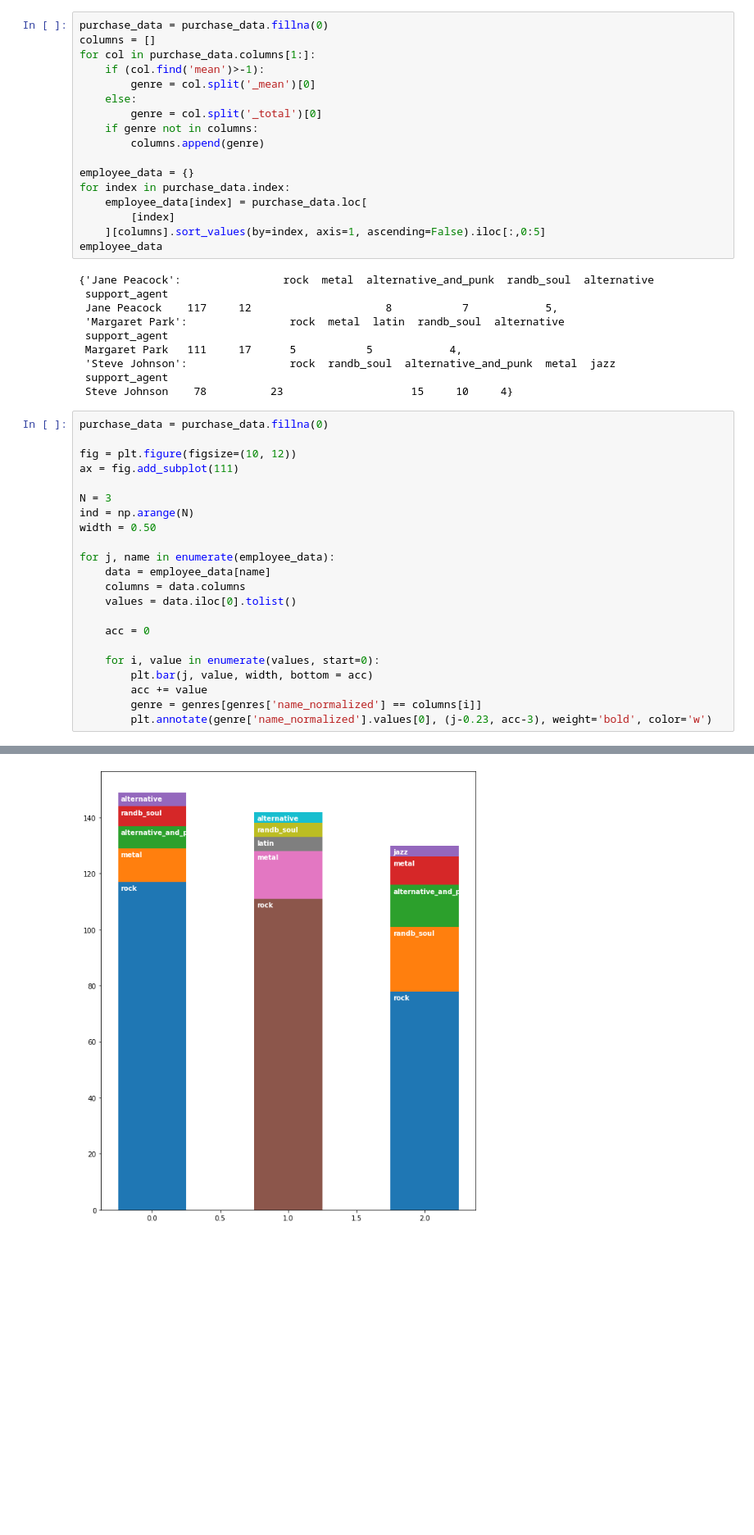
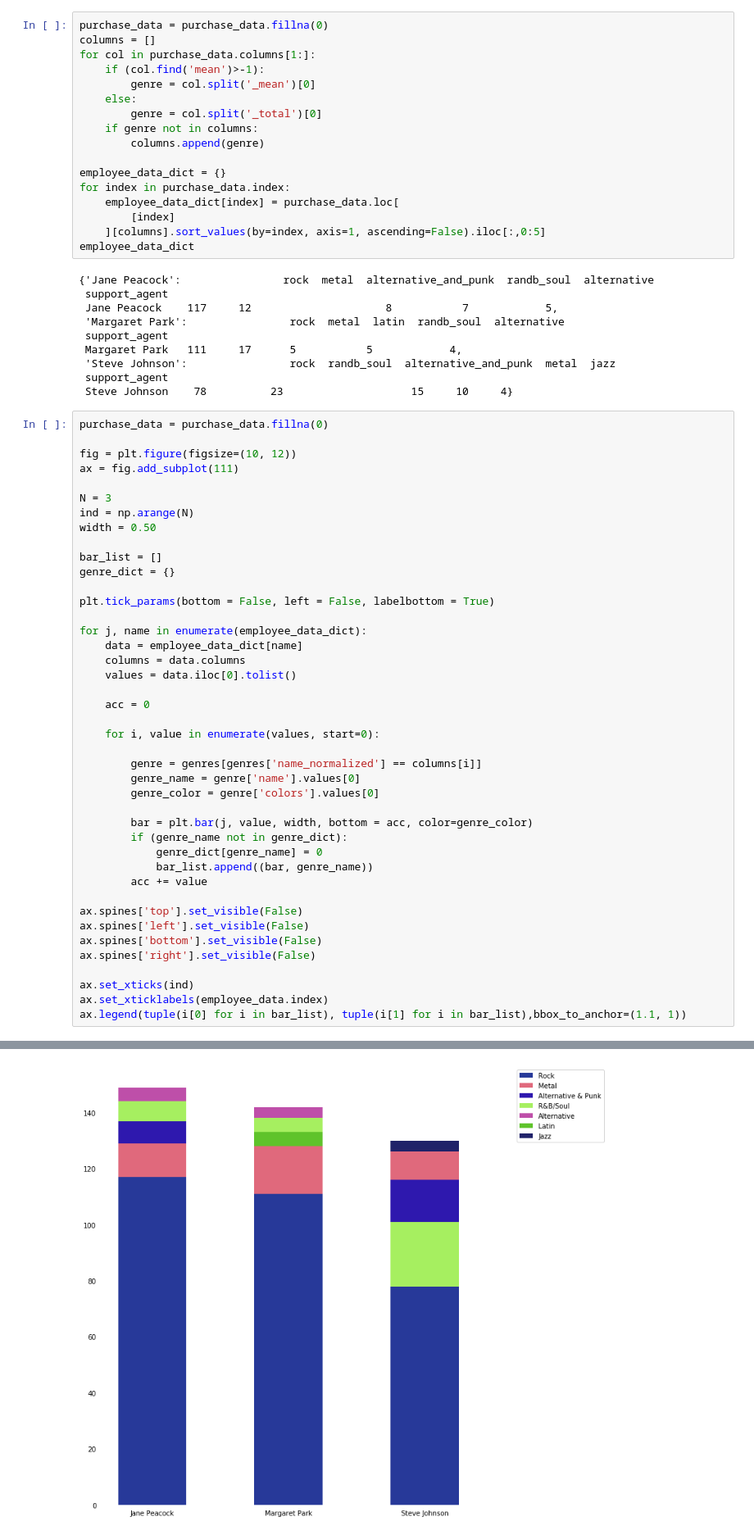
Before and after one commit to lucabro81/dataquest-projects, a Jupyter notebook: 10_answering_business_questions_using_sql/answering_business_questions_using_sql.ipynb, the cells around one changed output, grey strips where cells are left out. Shown: that part at 82% size. Saved outputs shown, nothing was run; the diff lists cells and outputs as text; blank space fills up the shorter version.

Commit message:
cleaned stacked bar plot, generalized script

```diff
--- a/10_answering_business_questions_using_sql/answering_business_questions_using_sql.ipynb
+++ b/10_answering_business_questions_using_sql/answering_business_questions_using_sql.ipynb
@@ -424,12 +424,12 @@ for col in purchase_data.columns[1:]:
     if genre not in columns:
         columns.append(genre)
 
-employee_data = {}
+employee_data_dict = {}
 for index in purchase_data.index:
-    employee_data[index] = purchase_data.loc[
+    employee_data_dict[index] = purchase_data.loc[
         [index]
     ][columns].sort_values(by=index, axis=1, ascending=False).iloc[:,0:5]
-employee_data
+employee_data_dict
 # %% [output]
 {'Jane Peacock':                rock  metal  alternative_and_punk  randb_soul  alternative
  support_agent
@@ -450,16 +450,36 @@ N = 3
 ind = np.arange(N)
 width = 0.50
 
-for j, name in enumerate(employee_data):
-    data = employee_data[name]
+bar_list = []
+genre_dict = {}
+
+plt.tick_params(bottom = False, left = False, labelbottom = True)
+
+for j, name in enumerate(employee_data_dict):
+    data = employee_data_dict[name]
     columns = data.columns
     values = data.iloc[0].tolist()
 
     acc = 0
 
     for i, value in enumerate(values, start=0):
-        plt.bar(j, value, width, bottom = acc)
+
+        genre = genres[genres['name_normalized'] == columns[i]]
+        genre_name = genre['name'].values[0]
+        genre_color = genre['colors'].values[0]
+
+        bar = plt.bar(j, value, width, bottom = acc, color=genre_color)
+        if (genre_name not in genre_dict):
+            genre_dict[genre_name] = 0
+            bar_list.append((bar, genre_name))
         acc += value
-        genre = genres[genres['name_normalized'] == columns[i]]
-        plt.annotate(genre['name_normalized'].values[0], (j-0.23, acc-3), weight='bold', color='w')
+
+ax.spines['top'].set_visible(False)
+ax.spines['left'].set_visible(False)
+ax.spines['bottom'].set_visible(False)
+ax.spines['right'].set_visible(False)
+
+ax.set_xticks(ind)
+ax.set_xticklabels(employee_data.index)
+ax.legend(tuple(i[0] for i in bar_list), tuple(i[1] for i in bar_list),bbox_to_anchor=(1.1, 1))
 # %% [output]
@@ -466 +487 @@ for j, name in enumerate(employee_data):
-[figure, old version]
+[figure, new version]
```
Also changed, not shown: parts of 2 cells of this notebook, 1 other file.
